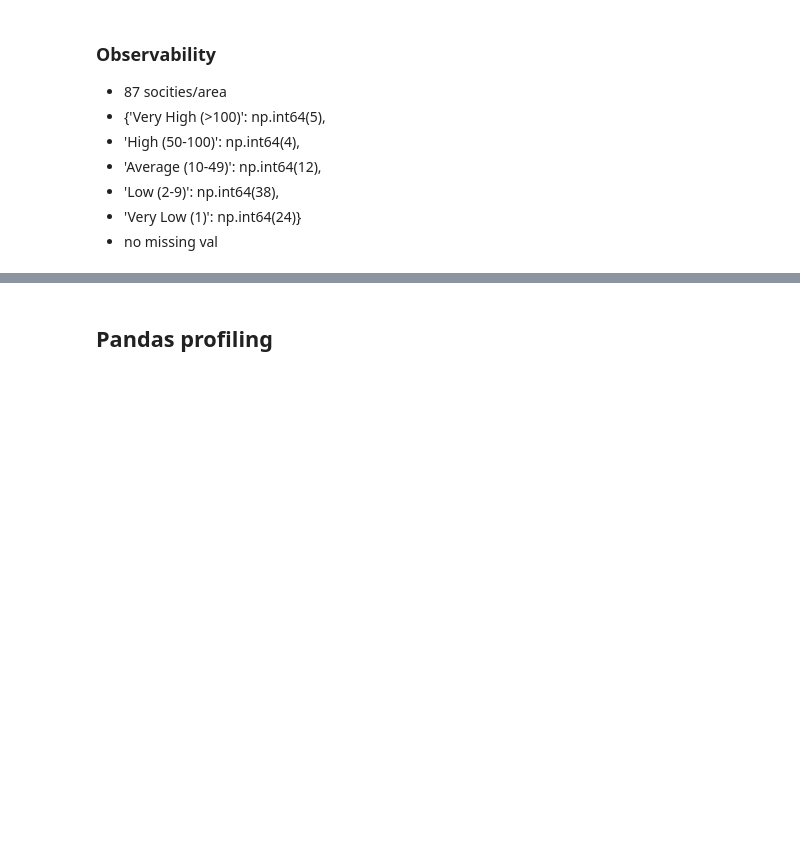
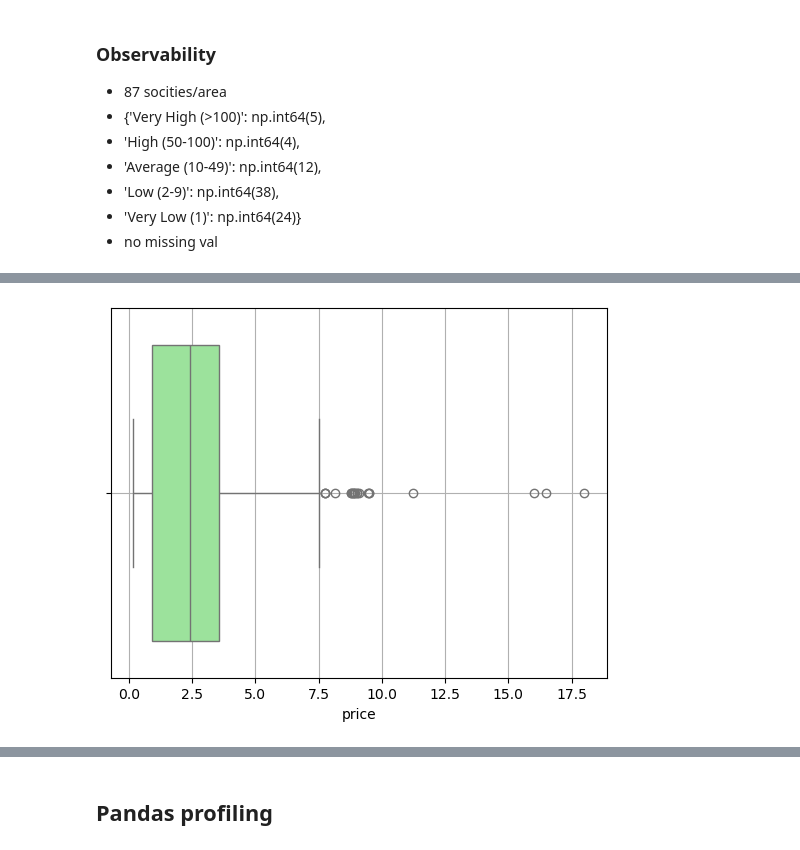
Before and after one commit to zeeshanAhmed2798/real-estate-ml-project, a Jupyter notebook: Data Cleaning/eda_on_flats.ipynb, the cells around one changed output, grey strips where cells are left out. Saved outputs shown, nothing was run; the diff lists cells and outputs as text; code cells hidden in the pictures; blank space fills up the shorter version.

```diff
--- a/Data Cleaning/eda_on_flats.ipynb
+++ b/Data Cleaning/eda_on_flats.ipynb
@@ -180,0 +278,5 @@ df["society"] = df["society"].replace(r"^Gulberg 3(\s+\d+)?$", "Gulberg", regex=
+# %%
+sns.boxplot(x=df["price"], color="lightgreen")
+plt.grid()
+# %% [output]
+[figure, added]
```
Also changed, not shown: parts of 34 cells of this notebook.
